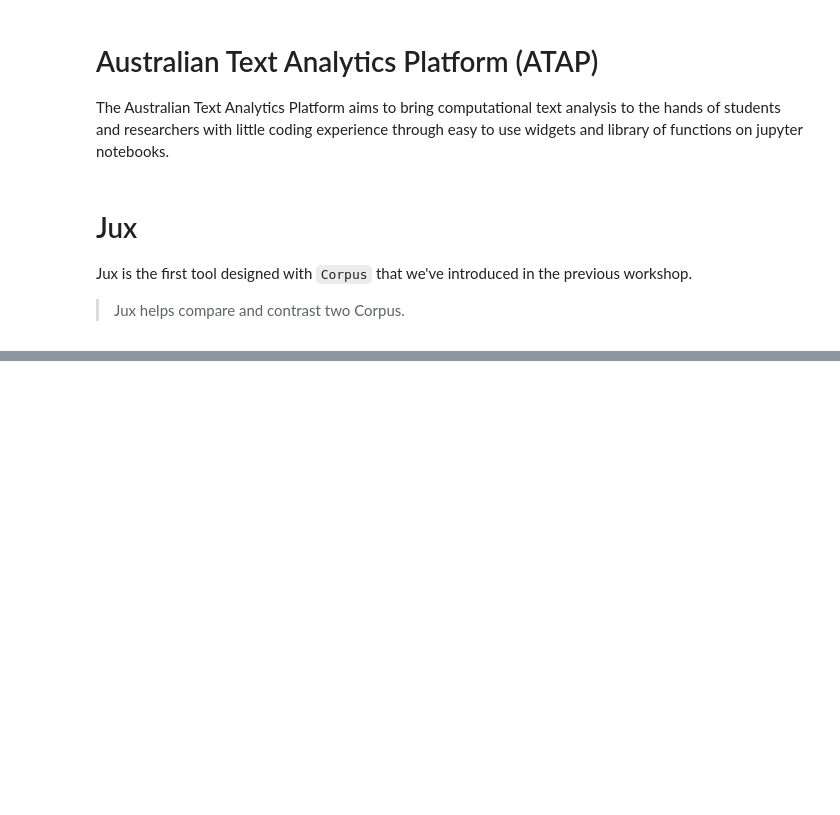
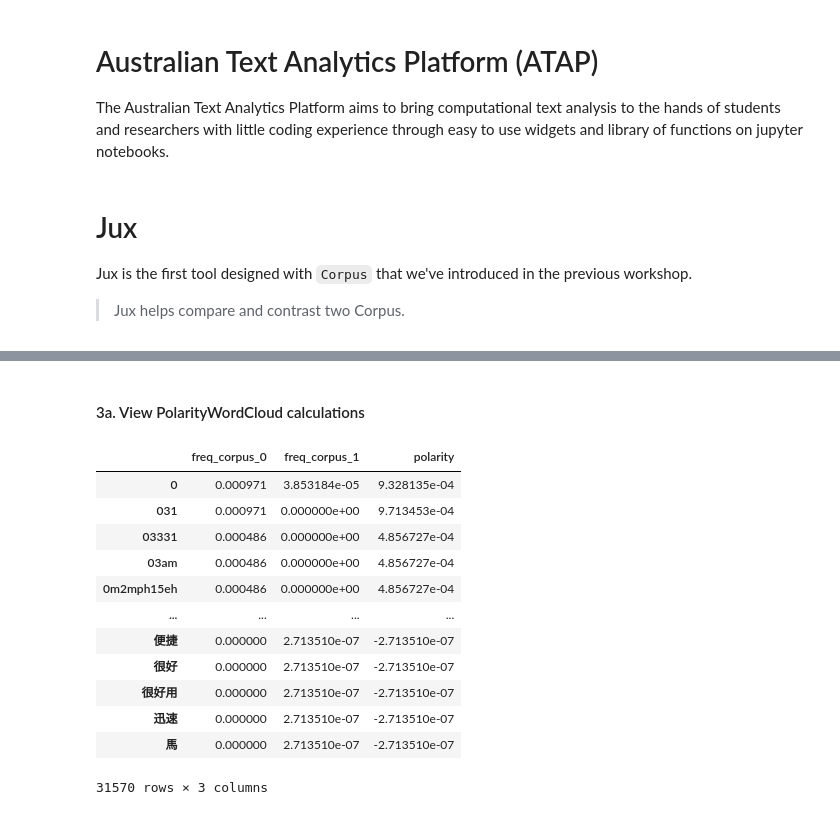
Before and after one commit to Sydney-Informatics-Hub/juxtorpus, a Jupyter notebook: notebooks/workshops/4-jux.ipynb, the cells around one changed output, grey strips where cells are left out. Drawn from its saved outputs; the diff is of its cells as text; code cells hidden in the pictures; blank space fills up the shorter version.

```diff
--- a/notebooks/workshops/4-jux.ipynb
+++ b/notebooks/workshops/4-jux.ipynb
@@ -37,4 +52,19 @@ jux.polarity.wordcloud(mode='tf')
+# %% [markdown]
+#### 3a. View PolarityWordCloud calculations
 # %%
 tf = jux.polarity.tf()
-tf['polarity_abs'] = tf.polarity.abs()
-tf.sort_values('polarity_abs', ascending=False).iloc[:30]
+tf
+# %% [output]
+|  | freq_corpus_0 | freq_corpus_1 | polarity |
+| 0 | 0.000971 | 3.853184e-05 | 9.328135e-04 |
+| 031 | 0.000971 | 0.000000e+00 | 9.713453e-04 |
+| 03331 | 0.000486 | 0.000000e+00 | 4.856727e-04 |
+| 03am | 0.000486 | 0.000000e+00 | 4.856727e-04 |
+| 0m2mph15eh | 0.000486 | 0.000000e+00 | 4.856727e-04 |
+| ... | ... | ... | ... |
+| 便捷 | 0.000000 | 2.713510e-07 | -2.713510e-07 |
+| 很好 | 0.000000 | 2.713510e-07 | -2.713510e-07 |
+| 很好用 | 0.000000 | 2.713510e-07 | -2.713510e-07 |
+| 迅速 | 0.000000 | 2.713510e-07 | -2.713510e-07 |
+| 馬 | 0.000000 | 2.713510e-07 | -2.713510e-07 |
+31570 rows × 3 columns
```
Also changed, not shown: parts of 10 cells of this notebook.
